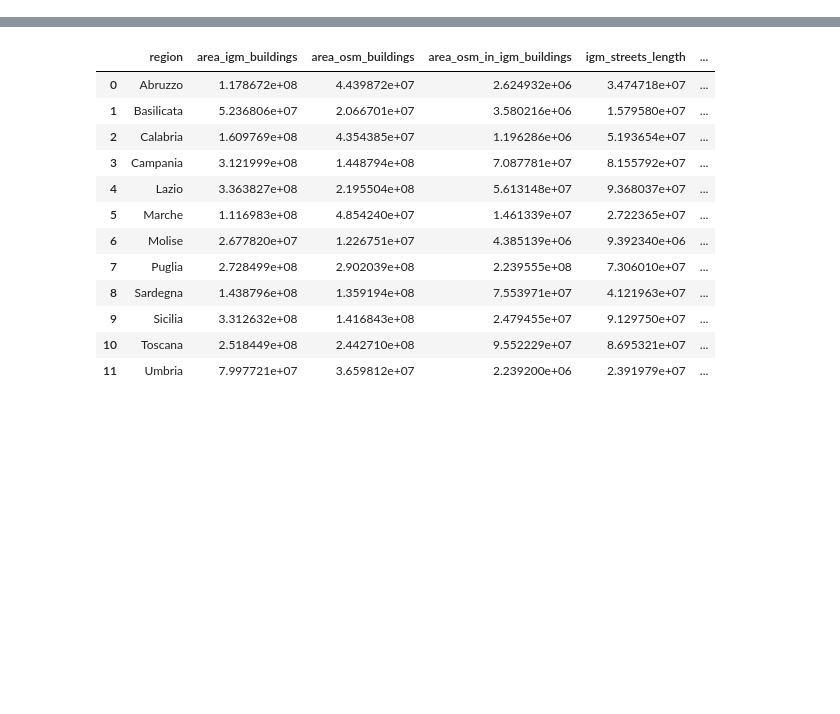
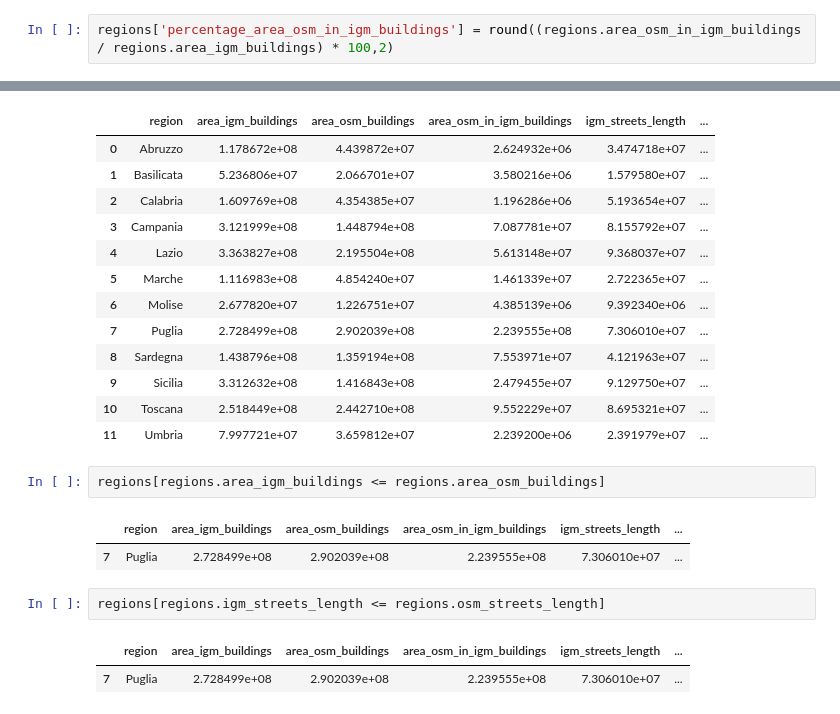
Before and after one commit to napo/dbsnosmcompare, a Jupyter notebook: show_data.ipynb, the cells around one changed output, grey strips where cells are left out. Drawn from its saved outputs; the diff is of its cells as text; blank space fills up the shorter version.

```diff
--- a/show_data.ipynb
+++ b/show_data.ipynb
@@ -45,6 +65,8 @@ regions = df1.merge(df2).merge(df3).merge(df4).merge(df5).merge(df6)
 regions.to_csv(start_dir + os.sep + dest_dir + os.sep + "regions_osm_igm_comparison.csv",index=False)
 # %%
 data_igm_osm.to_csv(start_dir + os.sep + dest_dir + os.sep + "provinces_osm_igm_comparison.csv",index=False)
+# %%
+regions['percentage_area_osm_in_igm_buildings'] = round((regions.area_osm_in_igm_buildings / regions.area_igm_buildings) * 100,2)
 # %%
 regions
 # %% [output]
@@ -61,3 +83,13 @@ regions
 | 9 | Sicilia | 3.312632e+08 | 1.416843e+08 | 2.479455e+07 | 9.129750e+07 | ... |
 | 10 | Toscana | 2.518449e+08 | 2.442710e+08 | 9.552229e+07 | 8.695321e+07 | ... |
 | 11 | Umbria | 7.997721e+07 | 3.659812e+07 | 2.239200e+06 | 2.391979e+07 | ... |
+# %%
+regions[regions.area_igm_buildings <= regions.area_osm_buildings]
+# %% [output]
+|  | region | area_igm_buildings | area_osm_buildings | area_osm_in_igm_buildings | igm_streets_length | ... |
+| 7 | Puglia | 2.728499e+08 | 2.902039e+08 | 2.239555e+08 | 7.306010e+07 | ... |
+# %%
+regions[regions.igm_streets_length <= regions.osm_streets_length]
+# %% [output]
+|  | region | area_igm_buildings | area_osm_buildings | area_osm_in_igm_buildings | igm_streets_length | ... |
+| 7 | Puglia | 2.728499e+08 | 2.902039e+08 | 2.239555e+08 | 7.306010e+07 | ... |
```
Also changed, not shown: parts of 1 cell of this notebook, 7 other files.
